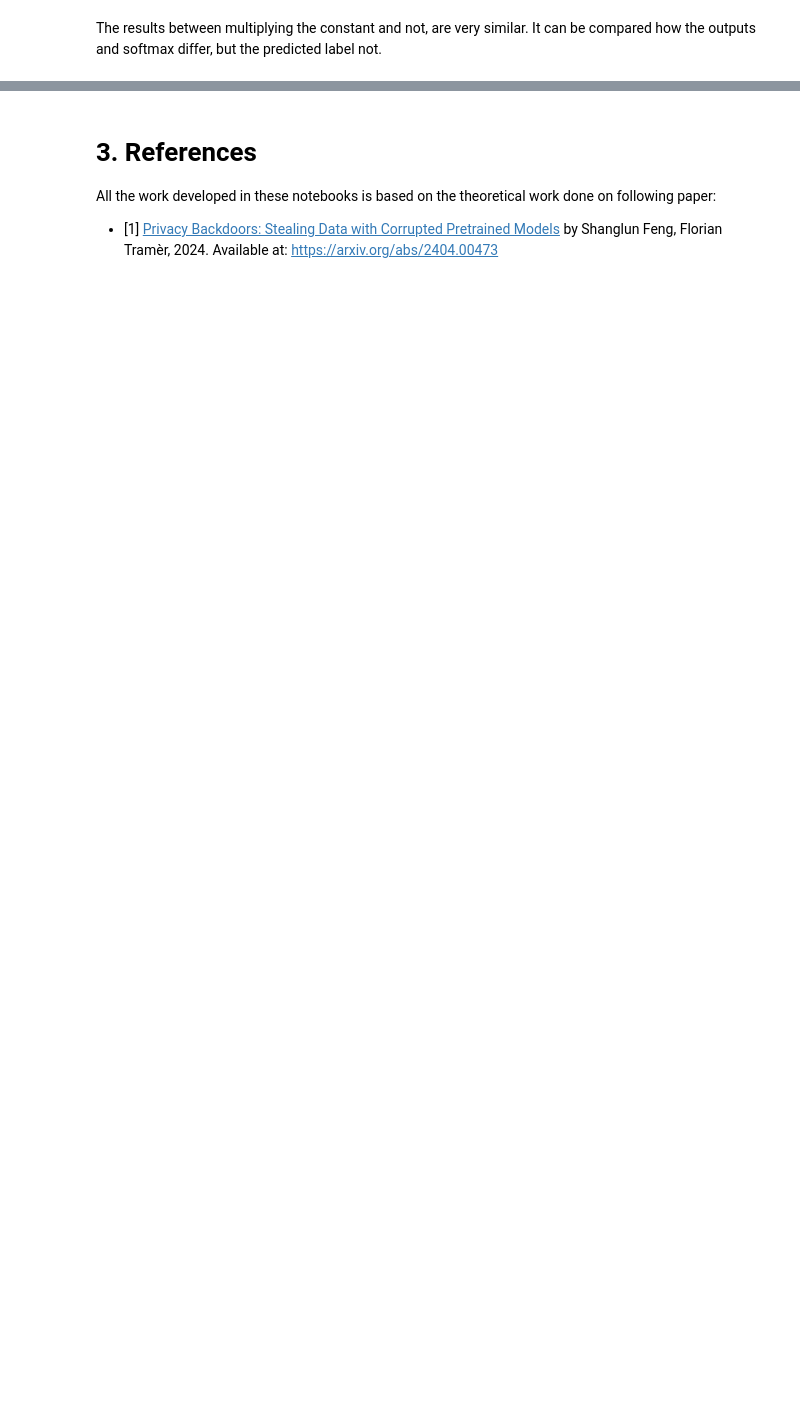
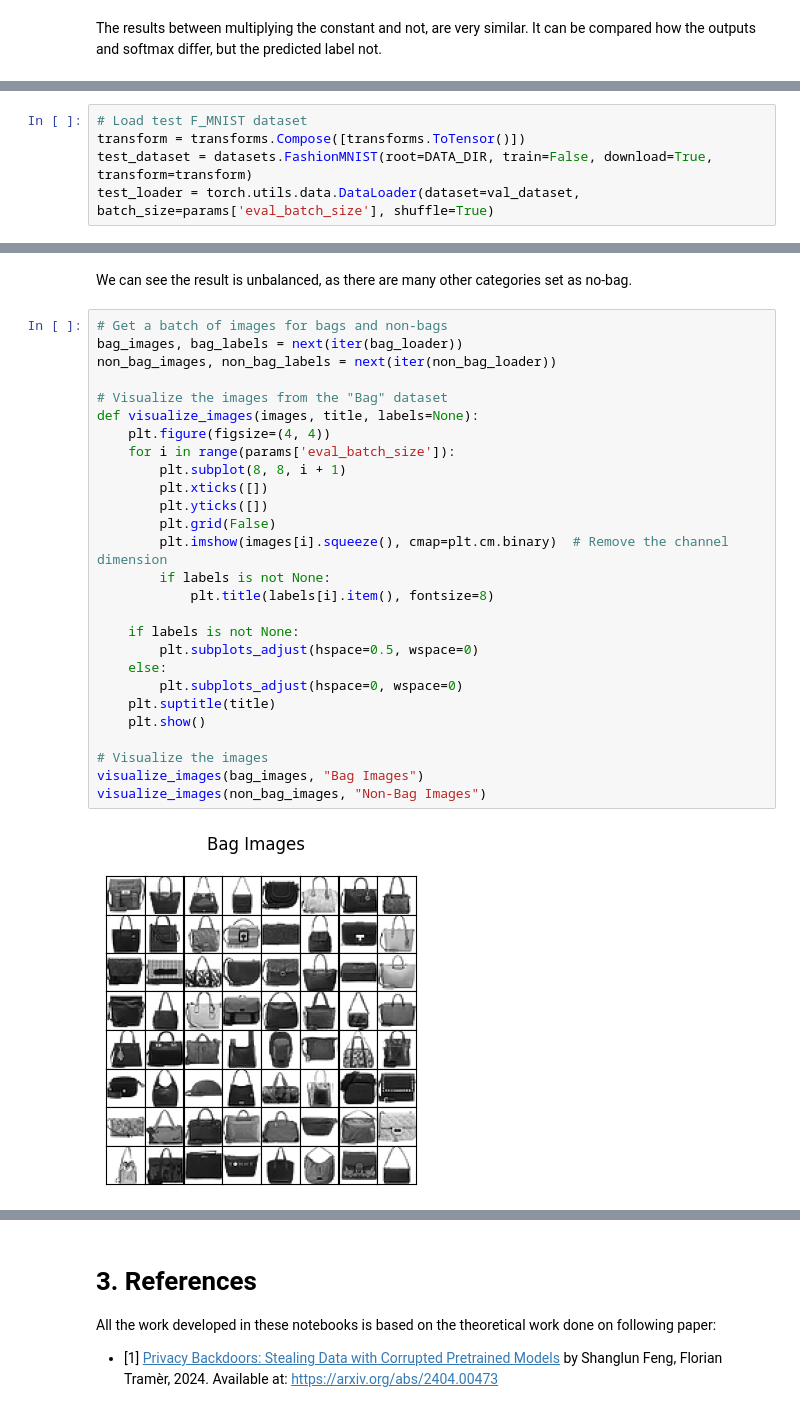
Before and after one commit to armand-07/dataset_stealing_with_privacy_doors, a Jupyter notebook: notebooks/pretraining_MNIST.ipynb, the cells around one changed output, grey strips where cells are left out. Saved outputs shown, nothing was run; the diff lists cells and outputs as text; blank space fills up the shorter version.

```diff
--- a/notebooks/pretraining_MNIST.ipynb
+++ b/notebooks/pretraining_MNIST.ipynb
@@ -525,0 +505,5 @@ plt.show()"""
+# %%
+# Load test F_MNIST dataset
+transform = transforms.Compose([transforms.ToTensor()])
+test_dataset = datasets.FashionMNIST(root=DATA_DIR, train=False, download=True, transform=transform)
+test_loader = torch.utils.data.DataLoader(dataset=val_dataset, batch_size=params['eval_batch_size'], shuffle=True)
@@ -525,0 +559,31 @@ plt.show()"""
+# %% [markdown]
+We can see the result is unbalanced, as there are many other categories set as no-bag.
+# %%
+# Get a batch of images for bags and non-bags
+bag_images, bag_labels = next(iter(bag_loader))
+non_bag_images, non_bag_labels = next(iter(non_bag_loader))
+
+# Visualize the images from the "Bag" dataset
+def visualize_images(images, title, labels=None):
+    plt.figure(figsize=(4, 4))
+    for i in range(params['eval_batch_size']):
+        plt.subplot(8, 8, i + 1)
+        plt.xticks([])
+        plt.yticks([])
+        plt.grid(False)
+        plt.imshow(images[i].squeeze(), cmap=plt.cm.binary)  # Remove the channel dimension
+        if labels is not None:
+            plt.title(labels[i].item(), fontsize=8)
+
+    if labels is not None:
+        plt.subplots_adjust(hspace=0.5, wspace=0)
+    else:
+        plt.subplots_adjust(hspace=0, wspace=0)
+    plt.suptitle(title)
+    plt.show()
+
+# Visualize the images
+visualize_images(bag_images, "Bag Images")
+visualize_images(non_bag_images, "Non-Bag Images")
+# %% [output]
+[figure, added]
```
Also changed, not shown: parts of 44 cells of this notebook, 9 other files.
